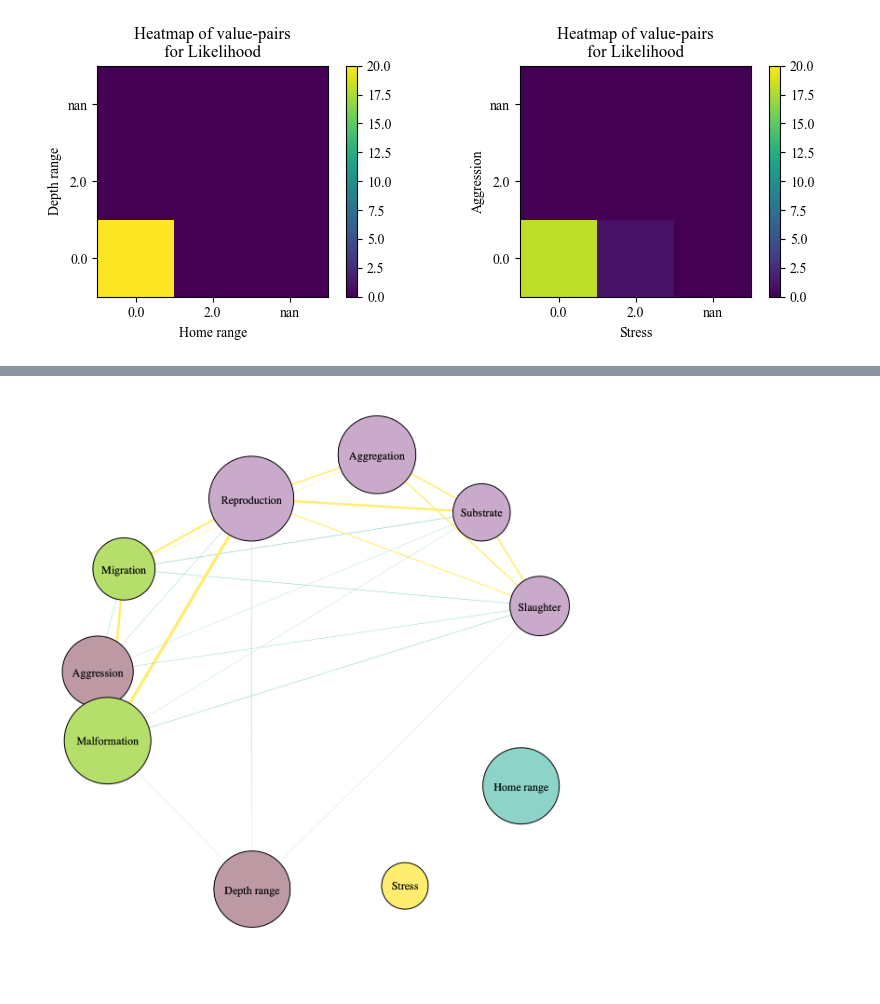
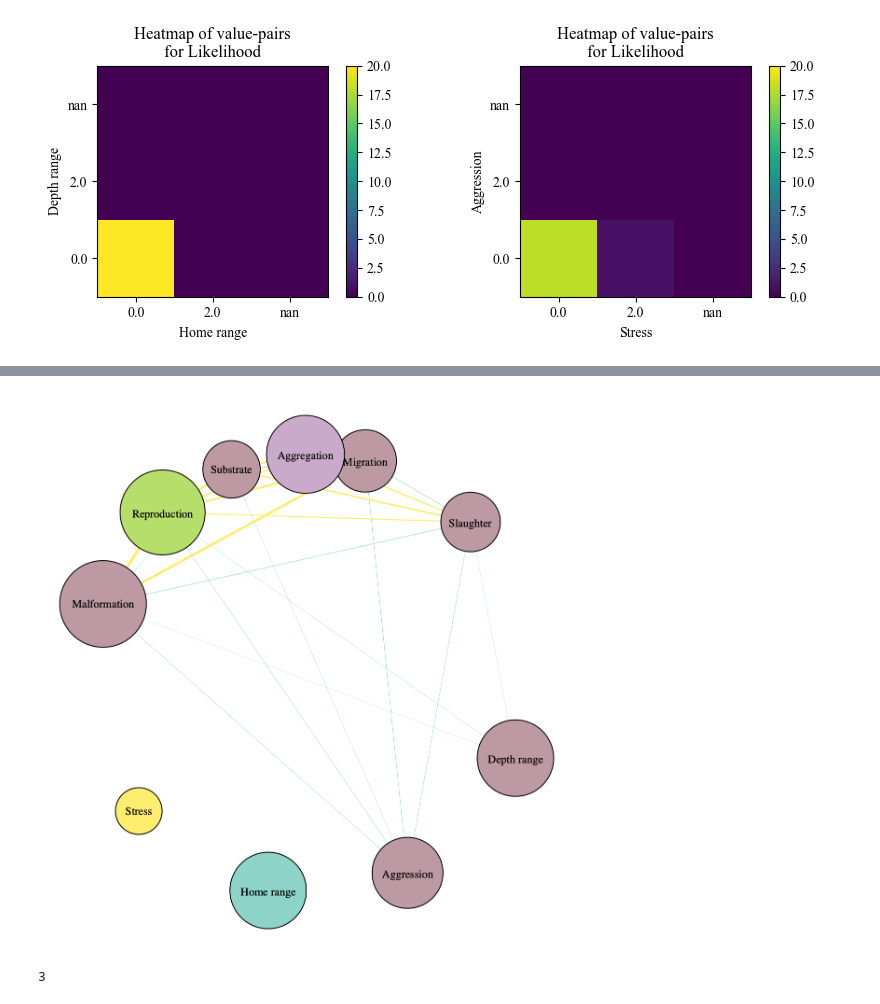
Before and after one commit to alisonpeard/fishetho_networks, a Jupyter notebook: python/Network of Criteria.ipynb, the cells around one changed output, grey strips where cells are left out. Cells and saved outputs as stored; diff of their text form; code cells hidden in the pictures.

```diff
--- a/python/Network of Criteria.ipynb
+++ b/python/Network of Criteria.ipynb
@@ -41,16 +44,16 @@ criteria = [*criteria_dict.values()]
 index_dict = {key: value for key, value in zip(range(C), criteria)}
 
 # set up dataframe for each of likelihood, potential, and uncertainty
-measure = df.pivot(index="Fish ID", columns="Criterion", values=measure_str)
+measure = df.pivot(index="Fish ID", columns="Criterion", values=MEASURE_STR)
 certainty = df.pivot(index="Fish ID", columns="Criterion", values="Certainty")
 
 # export pivoted dataframes as csvs
-measure.to_csv(join(wd, f'{measure_str.lower()}.csv'))
+measure.to_csv(join(wd, f'{MEASURE_STR.lower()}.csv'))
 certainty.to_csv(join(wd, 'certainty.csv'))
 
 # have a look at what values are here
 measure_unique = [*set(measure.values.ravel())]
-print(f"Unique values in {measure_str}: {measure_unique}")
+print(f"Unique values in {MEASURE_STR}: {measure_unique}")
 print(f"Unique values in Certainty: {set(certainty.values.ravel())}")
 
 # get rid of negative values and minmax scale option
@@ -62,8 +65,8 @@ measure_unique = set(pd.unique(measure.values.ravel('K')))
 measurez_unique = set(pd.unique(measure_z.values.ravel('K')))
 
 # look at what unique values exist in dataframe
-print(f"\nUnique values in {measure_str} after removing NaNs: {measure_unique}")
-print(f"Unique values in {measure_str} after MinMax scaling: {measurez_unique}")
+print(f"\nUnique values in {MEASURE_STR} after removing NaNs: {measure_unique}")
+print(f"Unique values in {MEASURE_STR} after MinMax scaling: {measurez_unique}")
 # %% [output]
 Unique values in Likelihood: [0, 2, -1, -2]
 Unique values in Certainty: {0, 1, 2, -2}
@@ -179,6 +206,6 @@ fig.savefig(join(wd, metric, measure_str, f'{measure_str.lower()}_percpresent.pn
 # %%
 corrs = wspearman_measure.copy(deep=True)
-metric = 'spearman'
+METRIC = 'spearman'
 
 # Get the upper-triangular indices
 triu_indices = np.triu_indices(C, k=1)
@@ -186,6 +213,7 @@ triu_indices = np.triu_indices(C, k=1)
 # Get the values from the dataframes
 corr_values = corrs.values[triu_indices]
 present_values = perc_present.values[triu_indices]
+p_values = pvals.values[triu_indices]
 
 # Compute the weights
 weights = {}
@@ -193,7 +221,12 @@ for k in range(len(corr_values)):
     i, j = triu_indices[0][k], triu_indices[1][k]
     corr = corr_values[k]
     present = present_values[k]
-    if not np.isnan(corr):
+    if SIG_ONLY:
+        pval = p_values[k]
+    else:
+        pval = 0.
+
+    if (not np.isnan(corr)) & (pval < 0.1):
         weights[(i, j)] = corr * present
 
 # define edge weights using a dict
@@ -206,10 +239,14 @@ G.add_nodes_from(nodes)
 G.add_weighted_edges_from([(edge[0], edge[1], edge[2]) for edge in edges])
 
 A = nx.adjacency_matrix(G).todense()
-np.savetxt(join(wd, metric, measure_str.lower(), 'adjacency_weighted.csv'), A, delimiter=",")
-
-# calculate partition using the SPONGE method
-community_dict = sponge_partition(G, 3)
+np.savetxt(join(wd, METRIC, MEASURE_STR.lower(), 'adjacency_weighted.csv'), A, delimiter=",")
+# %%
+nconnected = nx.number_connected_components(G)
+
+K = nconnected if nconnected > 3 else 3
+
+# calculate partition using the SPONGE method
+community_dict = sponge_partition(G, K, tau_plus=10)
 # %%
 edgewidth = 1
 
@@ -238,20 +276,27 @@ g.vertex_properties["name"] = name
 g.vertex_properties['plot_color'] = plot_color
 # %%
 # visualise
-pos = gt.fruchterman_reingold_layout(g, weight=weight, circular=True, n_iter=1000, a=2)
+pos = gt.fruchterman_reingold_layout(g, weight=weight, circular=CIRCULAR, n_iter=1000, a=2)
 
 if True:
-    export = False
-    if export:
-        impath = join(wd, metric, measure_str, 'sponge.png')
+    EXPORT = False
+    if EXPORT:
+        if SIG_ONLY:
+            impath = join(wd, METRIC, MEASURE_STR, 'sponge.png')
+        else:
+            impath = join(wd, METRIC, MEASURE_STR, 'sponge_significant.png')
     else:
         impath = None
 
     gt.graph_draw(g, pos,
                   vertex_size=50, vertex_text=name, vertex_font_size=12, vertex_shape="circle",
                   vertex_text_color="black", vertex_color="black", vertex_fill_color=community,
                   vertex_pen_width=1, vertex_halo=True, vertex_halo_size=1,
                   edge_color=sign, edge_pen_width=absweight,
                   output=impath, fit_view_ink=True)
 # %% [output]
-[figure, old version]
+[figure, new version]
+# %%
+K
+# %% [output]
+3
```
Also changed, not shown: parts of 8 cells of this notebook, 2 other files.
